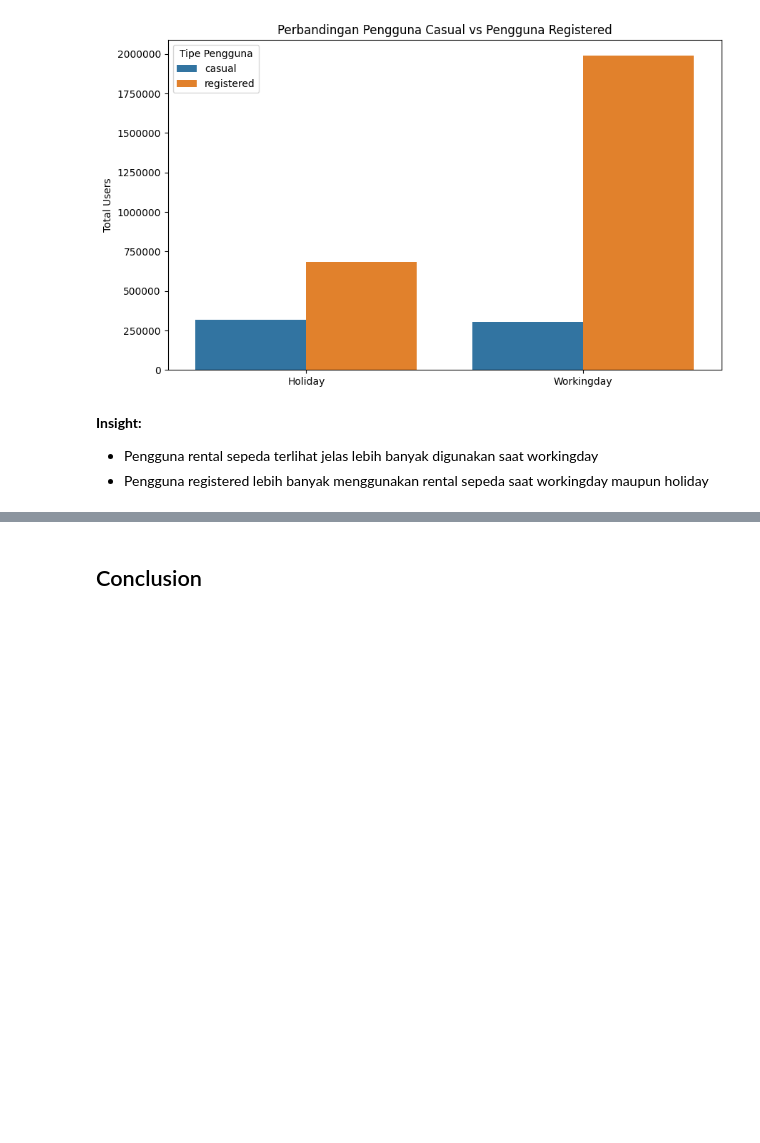
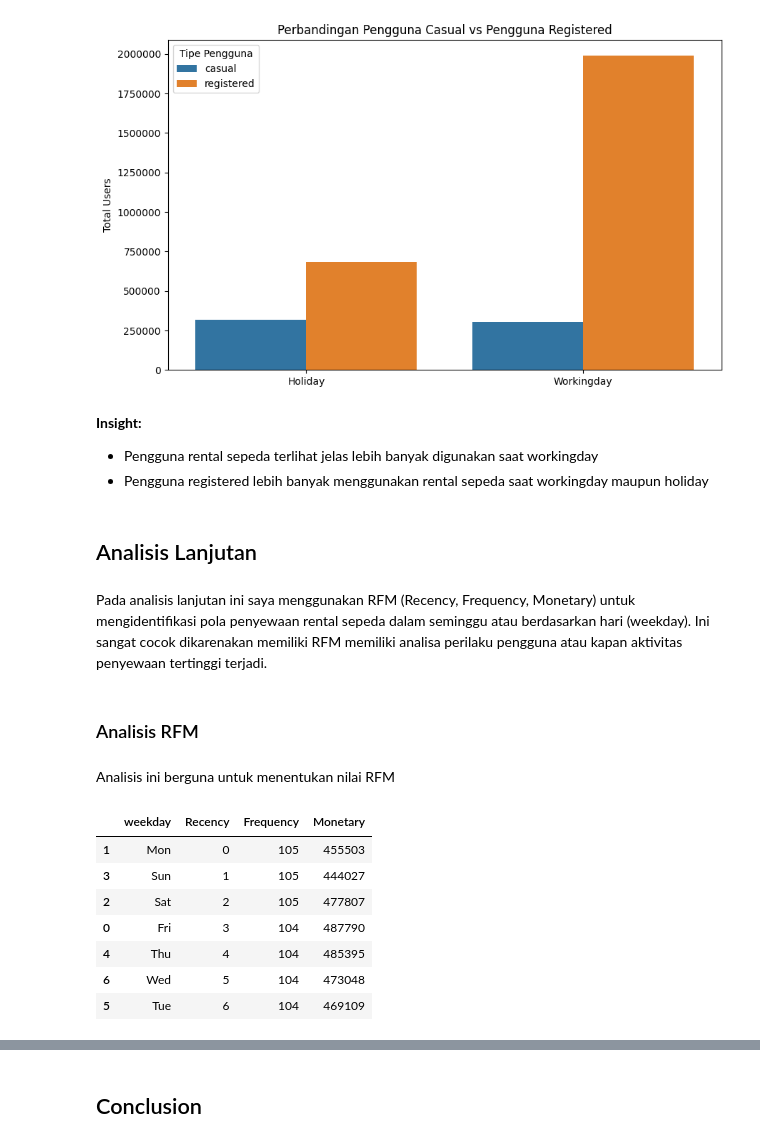
Before and after one commit to HenPx/EDA-Bike-Sharing-Dataset, a Jupyter notebook: Bike_Sharing_Dataset_Analyst.ipynb, the cells around one changed output, grey strips where cells are left out. Cells and saved outputs as stored; diff of their text form; code cells hidden in the pictures; blank space fills up the shorter version.

```diff
--- a/Bike_Sharing_Dataset_Analyst.ipynb
+++ b/Bike_Sharing_Dataset_Analyst.ipynb
@@ -586,3 +586,40 @@ plt.show()
 **Insight:**
 - Pengguna rental sepeda terlihat jelas lebih banyak digunakan saat workingday
 - Pengguna registered lebih banyak menggunakan rental sepeda saat workingday maupun holiday
+# %% [markdown]
+## Analisis Lanjutan
+# %% [markdown]
+Pada analisis lanjutan ini saya menggunakan RFM  (Recency, Frequency, Monetary) untuk mengidentifikasi pola penyewaan rental sepeda dalam seminggu atau berdasarkan hari (weekday). Ini sangat cocok dikarenakan memiliki RFM memiliki analisa perilaku pengguna atau kapan aktivitas penyewaan tertinggi terjadi.
+# %% [markdown]
+### Analisis RFM
+# %% [markdown]
+Analisis ini berguna untuk menentukan nilai RFM
+# %%
+# Recency digunakan untuk mengetahui perilaku kapan terakhir pelanggan melakukan transaksi
+day_df['dteday'] = pd.to_datetime(day_df['dteday'])
+latest_date = day_df['dteday'].max()
+day_df['Recency'] = (latest_date - day_df['dteday']).dt.days
+
+# Frequency digunakan untuk mengetahui bagaimana penyewan sepeda dalam satu minggu
+frequency_day_df = day_df.groupby('weekday').size().reset_index(name='Frequency')
+
+# Monetary merupakan seberapa besar total pengguna per harinya
+monetary_day_df = day_df.groupby('weekday')['cnt'].sum().reset_index(name='Monetary')
+
+# Setelah mendapatkan RFM, selanjutnya akan dibuatkan Dataframe khusus untuk mendapatkan hasil akhir setiap analisisnya
+rfm_day_df = day_df.groupby('weekday').agg(
+    Recency=('Recency', 'min'),  # Minimal recency value for each weekday
+    Frequency=('weekday', 'count'),  # Frequency calculated above
+    Monetary=('cnt', 'sum')  # Total bike rentals (monetary value)
+).reset_index()
+
+rfm_day_df.sort_values(by=['Recency', 'Frequency', 'Monetary'], ascending=[True, False, False])
+# %% [output]
+|  | weekday | Recency | Frequency | Monetary |
+| 1 | Mon | 0 | 105 | 455503 |
+| 3 | Sun | 1 | 105 | 444027 |
+| 2 | Sat | 2 | 105 | 477807 |
+| 0 | Fri | 3 | 104 | 487790 |
+| 4 | Thu | 4 | 104 | 485395 |
+| 6 | Wed | 5 | 104 | 473048 |
+| 5 | Tue | 6 | 104 | 469109 |
```
Also changed, not shown: parts of 6 cells of this notebook, 4 other files.
